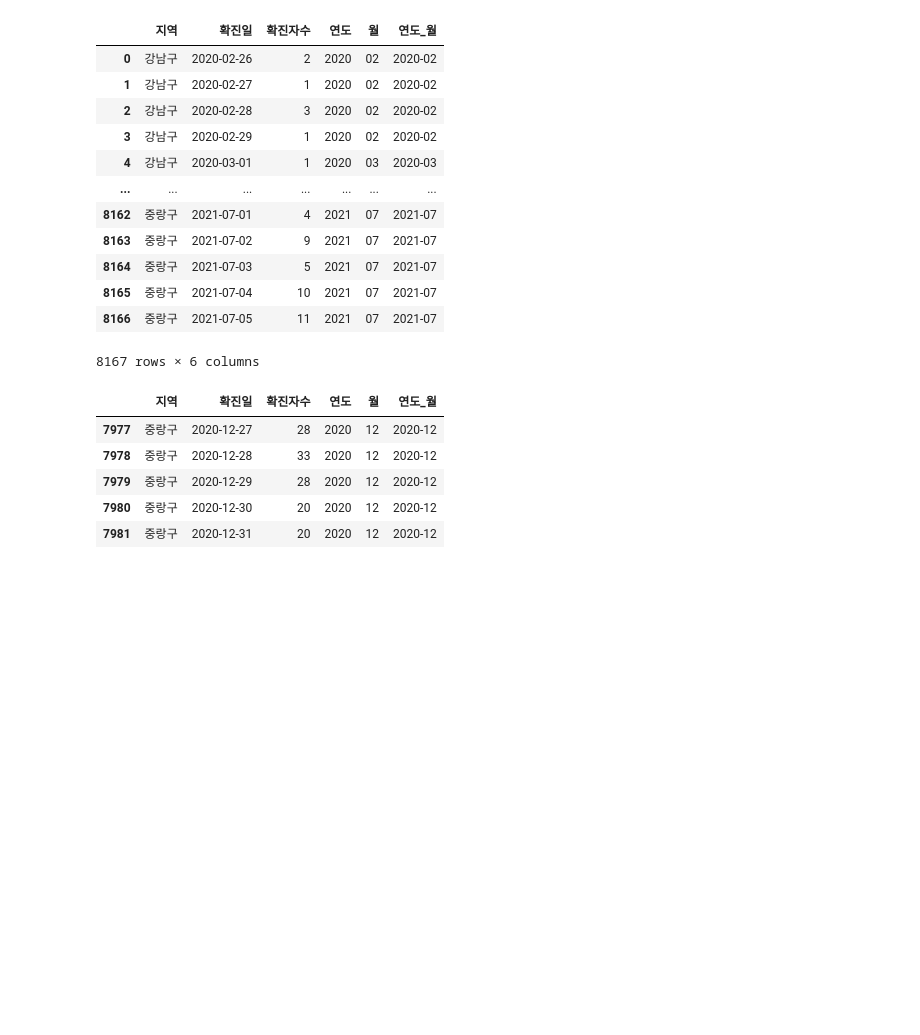
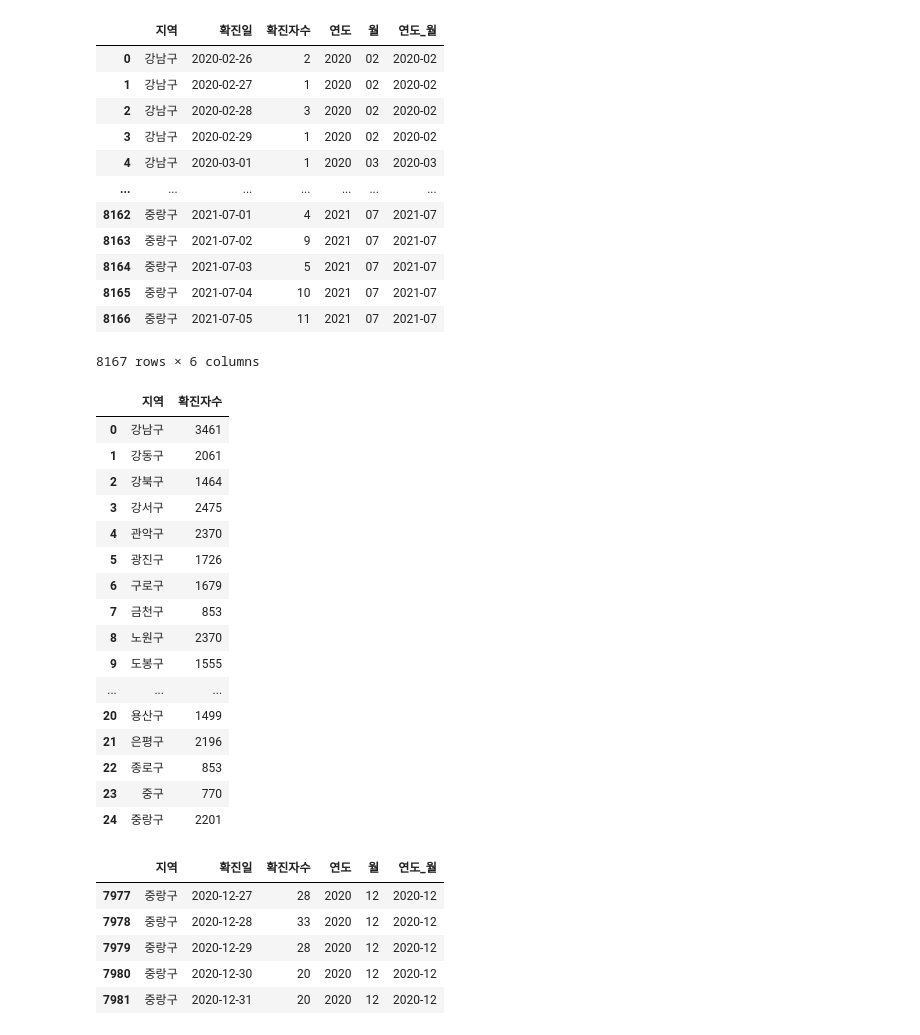
Before and after one commit to cabbi120101/PRJ_HelpToOpen, a Jupyter notebook: 멀티캠퍼스_프로젝트/시각화_프로젝트/멀티캠퍼스_이동욱_시각화프로젝트_코로나_대중교통/코로나/코로나 지도그리기/코로나(구별지도로시각화).ipynb, the cells around one changed output. Saved outputs shown, nothing was run; the diff lists cells and outputs as text; code cells hidden in the pictures; blank space fills up the shorter version.

```diff
--- a/멀티캠퍼스_프로젝트/시각화_프로젝트/멀티캠퍼스_이동욱_시각화프로젝트_코로나_대중교통/코로나/코로나 지도그리기/코로나(구별지도로시각화).ipynb
+++ b/멀티캠퍼스_프로젝트/시각화_프로젝트/멀티캠퍼스_이동욱_시각화프로젝트_코로나_대중교통/코로나/코로나 지도그리기/코로나(구별지도로시각화).ipynb
@@ -14,7 +14,7 @@ from pandas import DataFrame
 # %%
 geo_json='https://raw.githubusercontent.com/southkorea/seoul-maps/master/kostat/2013/json/seoul_municipalities_geo_simple.json'
 # %%
-df = pd.read_csv('/content/drive/MyDrive/Colab Notebooks/코로나관련/코로나 데이터 전처리/코로나(최신구별).csv')
+df = pd.read_csv('/content/drive/MyDrive/Colab Notebooks/멀티캠퍼스_이동욱_시각화프로젝트_코로나_대중교통/코로나/코로나 전처리 데이터/코로나(최신구별).csv')
 df.head()
 # %% [output]
 |  | 지역 | 확진일 | 확진자수 |
@@ -59,6 +59,28 @@ df
 | 8165 | 중랑구 | 2021-07-04 | 10 | 2021 | 07 | 2021-07 |
 | 8166 | 중랑구 | 2021-07-05 | 11 | 2021 | 07 | 2021-07 |
 8167 rows × 6 columns
+# %%
+df_all = df[['지역','확진자수']].groupby('지역').sum()
+df_all = df_all.reset_index()
+df_all
+# %% [output]
+|  | 지역 | 확진자수 |
+| 0 | 강남구 | 3461 |
+| 1 | 강동구 | 2061 |
+| 2 | 강북구 | 1464 |
+| 3 | 강서구 | 2475 |
+| 4 | 관악구 | 2370 |
+| 5 | 광진구 | 1726 |
+| 6 | 구로구 | 1679 |
+| 7 | 금천구 | 853 |
+| 8 | 노원구 | 2370 |
+| 9 | 도봉구 | 1555 |
+| ... | ... | ... |
+| 20 | 용산구 | 1499 |
+| 21 | 은평구 | 2196 |
+| 22 | 종로구 | 853 |
+| 23 | 중구 | 770 |
+| 24 | 중랑구 | 2201 |
 # %%
 #2020 data
 df_2020 = df.loc[df['확진일']<='2020-12-31', :]
```
Also changed, not shown: parts of 2 cells of this notebook, 20 other files.
